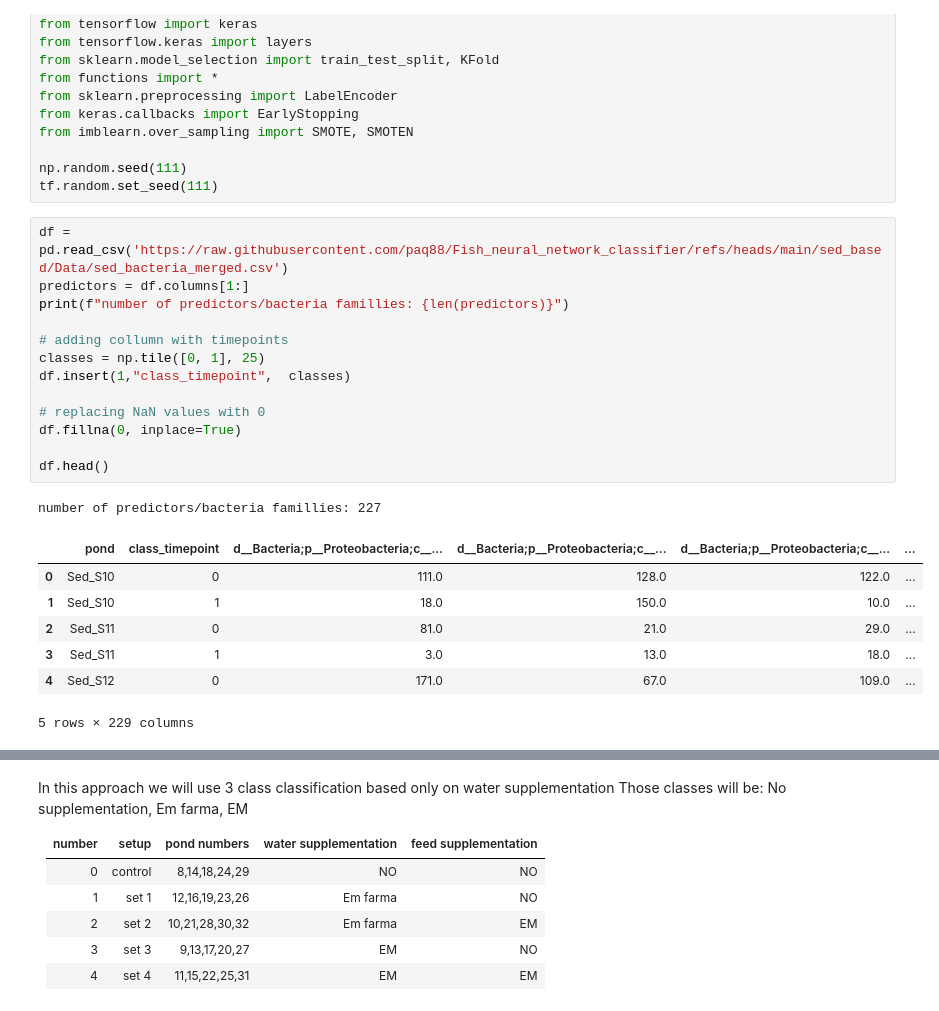
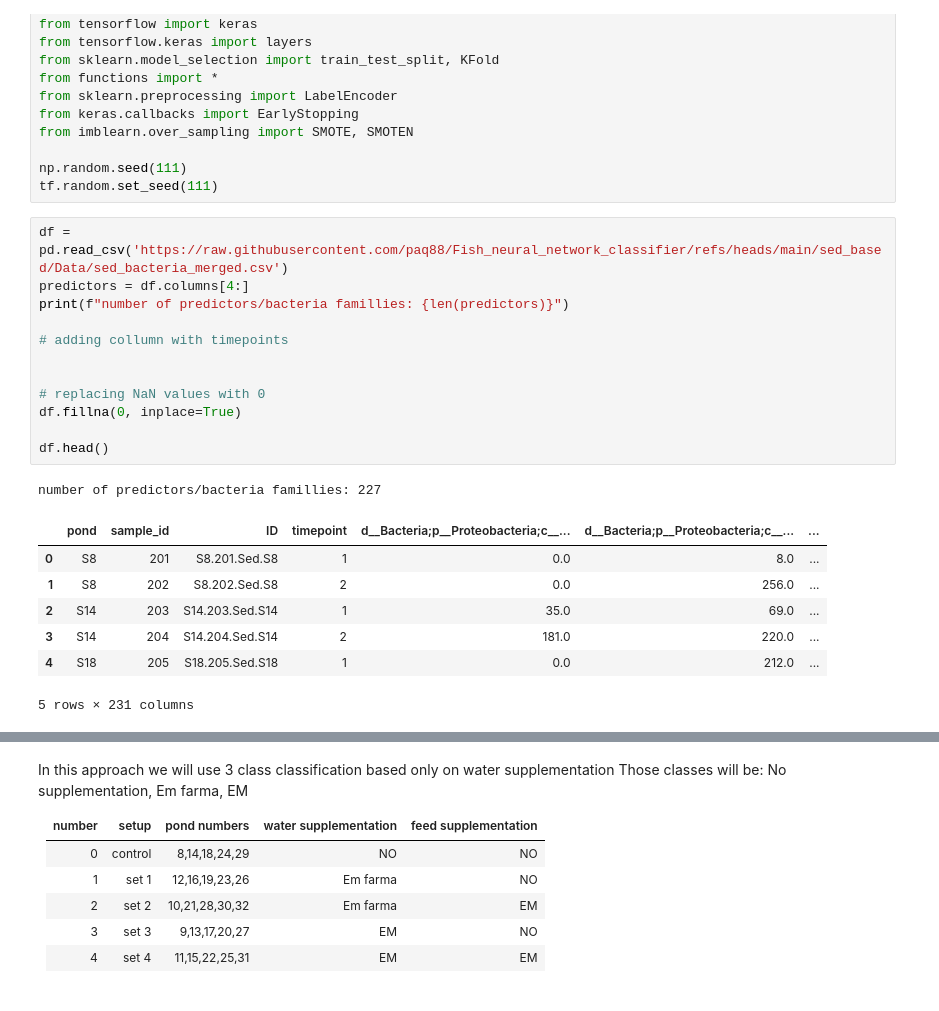
Before and after one commit to paq88/Fish_neural_network_classifier, a Jupyter notebook: sed_based/Sediment_3_1vsMany.ipynb, the cells around one changed output, grey strips where cells are left out. Drawn from its saved outputs; the diff is of its cells as text.

```diff
--- a/sed_based/Sediment_3_1vsMany.ipynb
+++ b/sed_based/Sediment_3_1vsMany.ipynb
@@ -24,26 +24,25 @@ np.random.seed(111)
 tf.random.set_seed(111)
 # %%
 df = pd.read_csv('https://raw.githubusercontent.com/paq88/Fish_neural_network_classifier/refs/heads/main/sed_based/Data/sed_bacteria_merged.csv')
-predictors = df.columns[1:]
+predictors = df.columns[4:]
 print(f"number of predictors/bacteria famillies: {len(predictors)}")
 
 # adding collumn with timepoints
-classes = np.tile([0, 1], 25)
-df.insert(1,"class_timepoint",  classes)
+
 
 # replacing NaN values with 0
 df.fillna(0, inplace=True)
 
 df.head()
 # %% [output]
 number of predictors/bacteria famillies: 227
-|  | pond | class_timepoint | d__Bacteria;p__Proteobacteria;c__... | d__Bacteria;p__Proteobacteria;c__... | d__Bacteria;p__Proteobacteria;c__... | ... |
-| 0 | Sed_S10 | 0 | 111.0 | 128.0 | 122.0 | ... |
-| 1 | Sed_S10 | 1 | 18.0 | 150.0 | 10.0 | ... |
-| 2 | Sed_S11 | 0 | 81.0 | 21.0 | 29.0 | ... |
-| 3 | Sed_S11 | 1 | 3.0 | 13.0 | 18.0 | ... |
-| 4 | Sed_S12 | 0 | 171.0 | 67.0 | 109.0 | ... |
+|  | pond | sample_id | ID | timepoint | d__Bacteria;p__Proteobacteria;c__... | d__Bacteria;p__Proteobacteria;c__... | ... |
+| 0 | S8 | 201 | S8.201.Sed.S8 | 1 | 0.0 | 8.0 | ... |
+| 1 | S8 | 202 | S8.202.Sed.S8 | 2 | 0.0 | 256.0 | ... |
+| 2 | S14 | 203 | S14.203.Sed.S14 | 1 | 35.0 | 69.0 | ... |
+| 3 | S14 | 204 | S14.204.Sed.S14 | 2 | 181.0 | 220.0 | ... |
+| 4 | S18 | 205 | S18.205.Sed.S18 | 1 | 0.0 | 212.0 | ... |
-5 rows × 229 columns
+5 rows × 231 columns
 # %%
 # for normalisation we will use starndard min-max normalisation
 df[predictors] = normalize(df[predictors], norm='max', axis=0, copy=True, return_norm=False)
```
Also changed, not shown: parts of 14 cells of this notebook.
